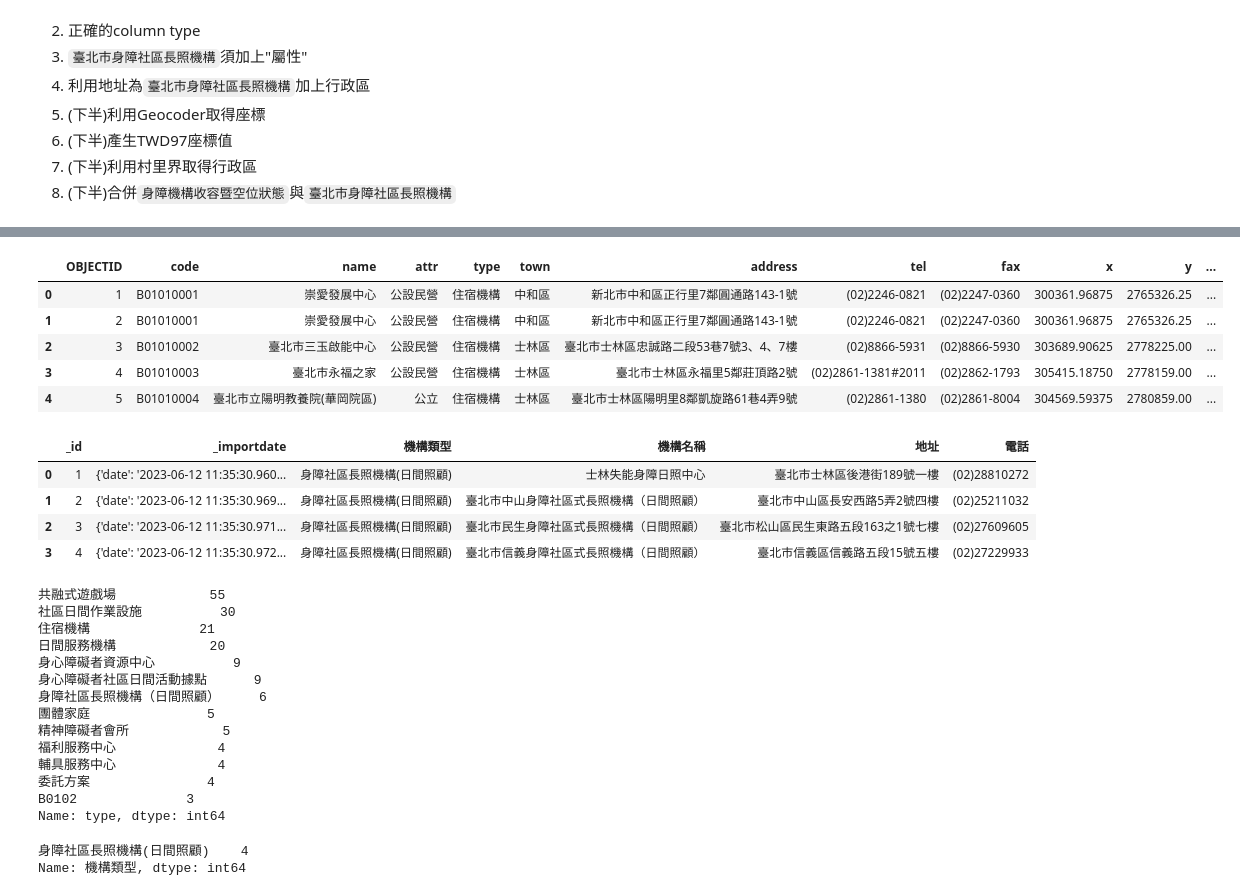
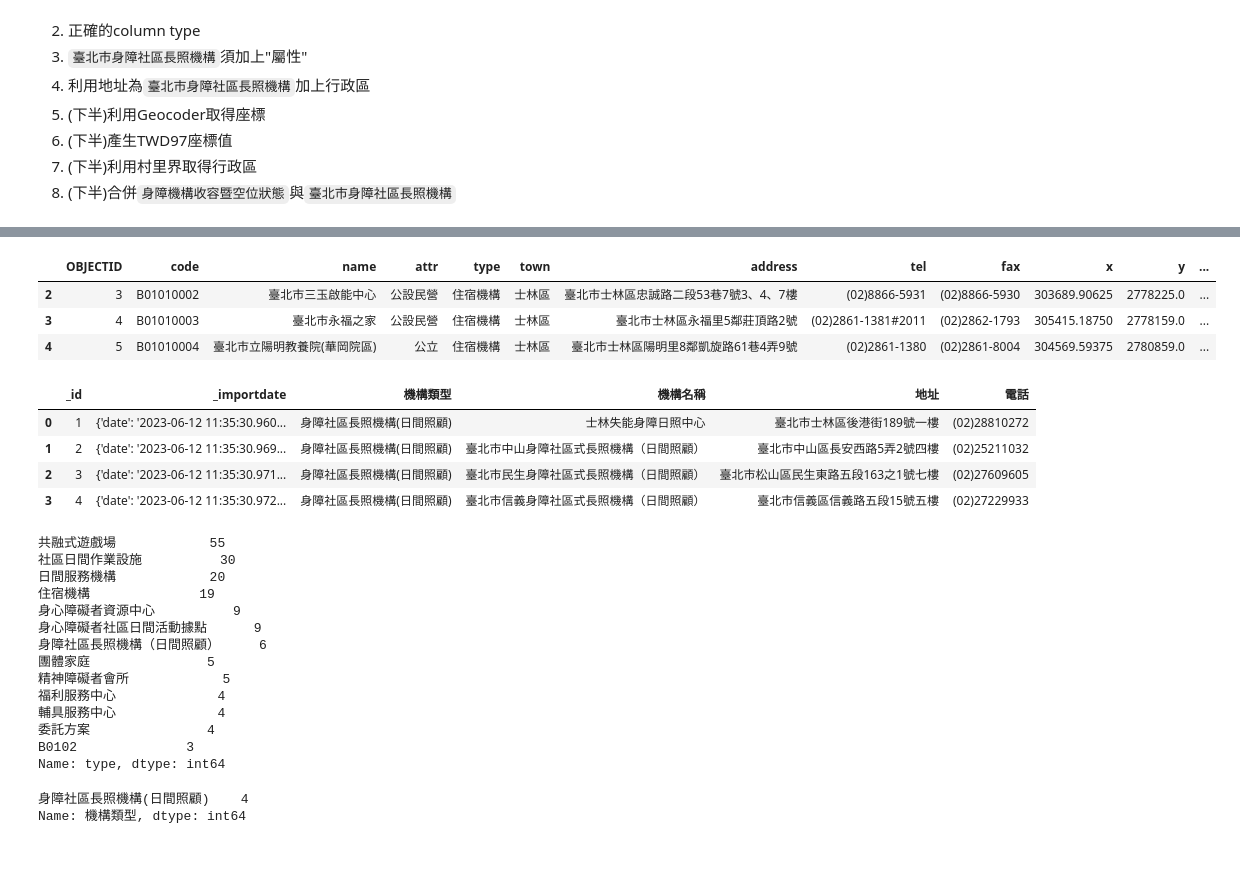
Before and after one commit to tpe-doit/Taipei-Codefest-2023-Workshop, a Jupyter notebook: hackathon_workshop_ETL.ipynb, the cells around one changed output, grey strips where cells are left out. Cells and saved outputs as stored; diff of their text form; code cells hidden in the pictures; blank space fills up the shorter version.

Commit message:
remove the institutions in New Taipei City

```diff
--- a/hackathon_workshop_ETL.ipynb
+++ b/hackathon_workshop_ETL.ipynb
@@ -534,16 +551,18 @@ DriverError: ./disable_institutions/身障設施_202309.shp: No such file or dir
 dis_longterm = raw_disability_community_longterm_care_institutions.copy()
 dis_institution = raw_disable_institution.copy()
 friendly_institution = raw_friendly_institution.copy()
+# %%
+# 1.5 remove the institutions in New Taipei City
+dis_institution = dis_institution[
+    ~dis_institution.address.str.startswith('新北市')]
 # %%
 # 2.Inspection
-dis_institution.head()
+dis_institution.head(3)
 # %% [output]
 |  | OBJECTID | code | name | attr | type | town | address | tel | fax | x | y | ... |
-| 0 | 1 | B01010001 | 崇愛發展中心 | 公設民營 | 住宿機構 | 中和區 | 新北市中和區正行里7鄰圓通路143-1號 | (02)2246-0821 | (02)2247-0360 | 300361.96875 | 2765326.25 | ... |
-| 1 | 2 | B01010001 | 崇愛發展中心 | 公設民營 | 住宿機構 | 中和區 | 新北市中和區正行里7鄰圓通路143-1號 | (02)2246-0821 | (02)2247-0360 | 300361.96875 | 2765326.25 | ... |
-| 2 | 3 | B01010002 | 臺北市三玉啟能中心 | 公設民營 | 住宿機構 | 士林區 | 臺北市士林區忠誠路二段53巷7號3、4、7樓 | (02)8866-5931 | (02)8866-5930 | 303689.90625 | 2778225.00 | ... |
-| 3 | 4 | B01010003 | 臺北市永福之家 | 公設民營 | 住宿機構 | 士林區 | 臺北市士林區永福里5鄰莊頂路2號 | (02)2861-1381#2011 | (02)2862-1793 | 305415.18750 | 2778159.00 | ... |
-| 4 | 5 | B01010004 | 臺北市立陽明教養院(華岡院區) | 公立 | 住宿機構 | 士林區 | 臺北市士林區陽明里8鄰凱旋路61巷4弄9號 | (02)2861-1380 | (02)2861-8004 | 304569.59375 | 2780859.00 | ... |
+| 2 | 3 | B01010002 | 臺北市三玉啟能中心 | 公設民營 | 住宿機構 | 士林區 | 臺北市士林區忠誠路二段53巷7號3、4、7樓 | (02)8866-5931 | (02)8866-5930 | 303689.90625 | 2778225.0 | ... |
+| 3 | 4 | B01010003 | 臺北市永福之家 | 公設民營 | 住宿機構 | 士林區 | 臺北市士林區永福里5鄰莊頂路2號 | (02)2861-1381#2011 | (02)2862-1793 | 305415.18750 | 2778159.0 | ... |
+| 4 | 5 | B01010004 | 臺北市立陽明教養院(華岡院區) | 公立 | 住宿機構 | 士林區 | 臺北市士林區陽明里8鄰凱旋路61巷4弄9號 | (02)2861-1380 | (02)2861-8004 | 304569.59375 | 2780859.0 | ... |
 # %%
 dis_longterm.head()
 # %% [output]
@@ -557,8 +576,8 @@ dis_institution['type'].value_counts()
 # %% [output]
 共融式遊戲場            55
 社區日間作業設施          30
-住宿機構              21
 日間服務機構            20
+住宿機構              19
 身心障礙者資源中心          9
 身心障礙者社區日間活動據點      9
 身障社區長照機構（日間照顧）     6
```
Also changed, not shown: parts of 23 cells of this notebook, 1 other file.
